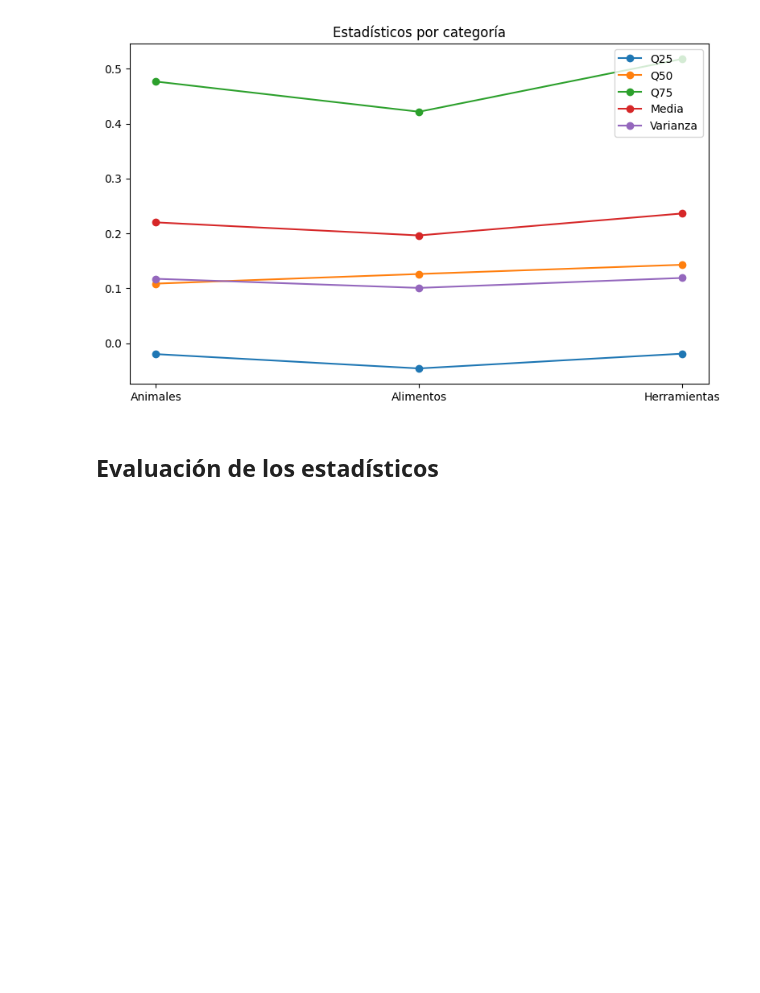
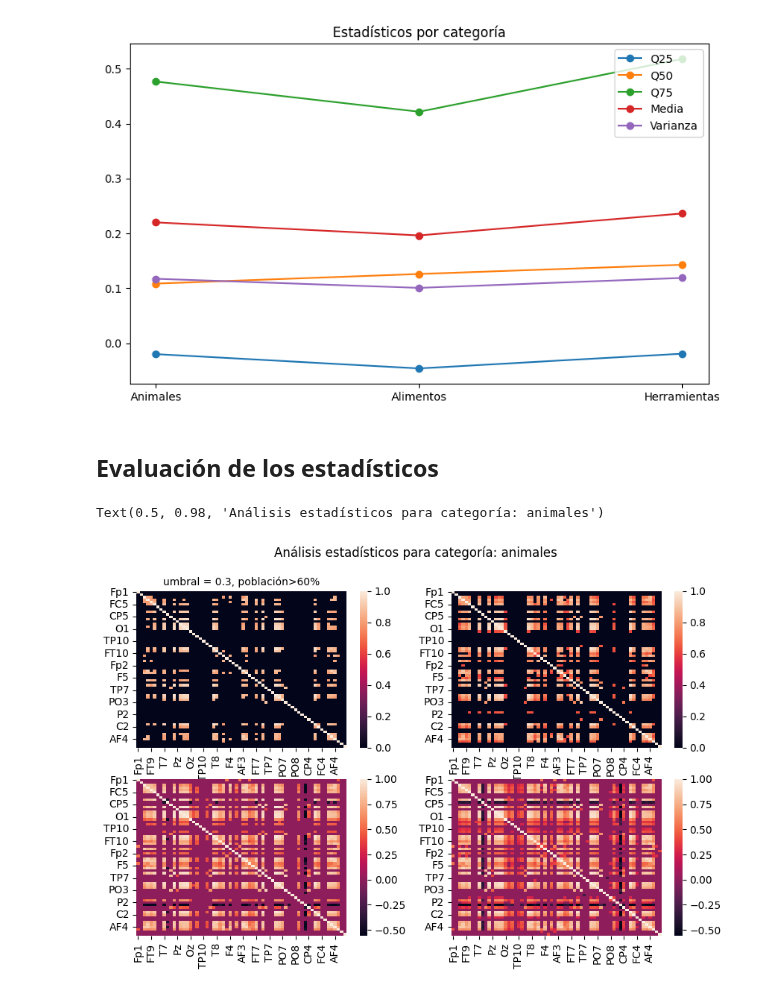
Before and after one commit to Fernando-JAL/Neurociencias-2026-1, a Jupyter notebook: S06_proyecto/Proyecto final_Macarena.ipynb, the cells around one changed output. Drawn from its saved outputs; the diff is of its cells as text; code cells hidden in the pictures; blank space fills up the shorter version.

```diff
--- a/S06_proyecto/Proyecto final_Macarena.ipynb
+++ b/S06_proyecto/Proyecto final_Macarena.ipynb
@@ -84,0 +113,22 @@ plt.show()
+# %%
+# ANIMALES
+
+corr_animales.values[np.arange(len(corr_animales)),
+                     np.arange(len(corr_animales))] = 0
+
+animales_df_1 = filter_top_connections(corr_animales, 10)
+animales_df_2 = filter_top_connections(corr_animales, 20)
+animales_df_3 = filter_top_connections(corr_animales, 30)
+animales_df_4 = filter_top_connections(corr_animales, 40)
+
+fig, axes = plt.subplots(2,2, figsize = (10, 6))
+
+sns.heatmap(animales_df_1, ax=axes[0, 0])
+sns.heatmap(animales_df_2, ax=axes[0, 1])
+sns.heatmap(animales_df_3, ax=axes[1, 0])
+sns.heatmap(animales_df_4, ax=axes[1, 1])
+axes[0,0].set_title("umbral = 0.3, población>60%", fontsize = 10)
+fig.suptitle('Análisis estadísticos para categoría: animales')
+# %% [output]
+Text(0.5, 0.98, 'Análisis estadísticos para categoría: animales')
+[figure, added]
```
Also changed, not shown: parts of 1 cell of this notebook.
